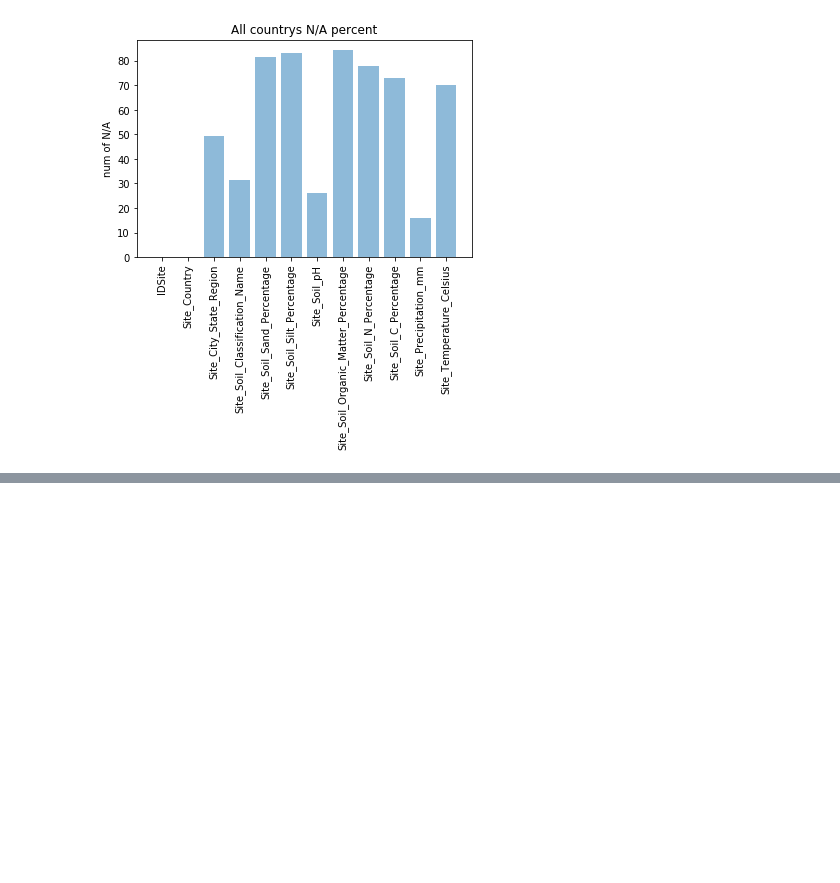
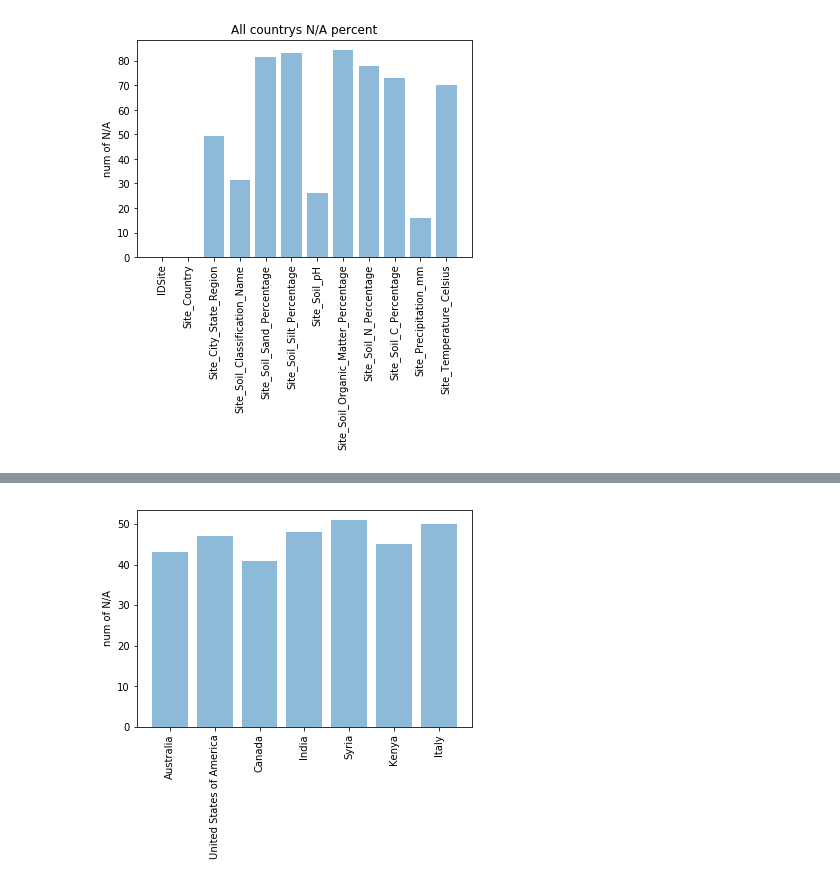
Before and after one commit to FernandoFavoretti/BMSIS-OMNICROP, a Jupyter notebook: notebooks/02.july/BMSIS 02.07.ipynb, the cells around one changed output, grey strips where cells are left out. Cells and saved outputs as stored; diff of their text form; code cells hidden in the pictures; blank space fills up the shorter version.

Commit message:
Feat: Support for python 3 and studying all countrys

```diff
--- a/notebooks/02.july/BMSIS 02.07.ipynb
+++ b/notebooks/02.july/BMSIS 02.07.ipynb
@@ -35,7 +35,7 @@ def make_nan_chart(df, title="All countrys N/A percent"):
     x_pos = np.arange(len(x_axis))
     y_axis = list(nans.values)
     y_percent = map(lambda y: (y*1.0/int(df.shape[0]))*100, y_axis)
-    plt.bar(x_pos, y_percent, align='center', alpha=0.5)
+    plt.bar(list(x_pos), list(y_percent), align='center', alpha=0.5)
     plt.xticks(x_pos, x_axis,  rotation='vertical')
     plt.ylabel('num of N/A')
     plt.title(title)
@@ -49,7 +49,7 @@ make_nan_chart(sites)
 #checando numero de eventos por regiao
 query = str("select count(*) as qtd_samples, Site_Country from Site group by Site_Country")
 df = pd.read_sql(query, con=props_mysql())
-df = df.loc[df['qtd_samples'] >= 20].sort_values(['qtd_samples'], ascending=[0])
+df = df.loc[df['qtd_samples'] >= 10].sort_values(['qtd_samples'], ascending=[0])
 lista_paises = list(df['Site_Country'].values)
 # %%
 #checando nulos por regiao
@@ -68,9 +70,0 @@ for pais in lista_paises:
-# %%
-#Testando com australa
-fields_uteis = ['IDSite', 'Site_Soil_Depth_Variable_m', 'Site_Soil_pH', 'Site_Precipitation_mm']
-query = str("select IDSite, Site_Soil_Depth_Variable_m, Site_Soil_pH, Site_Precipitation_mm from Site where Site_Country= '{}'").format('Australia')
-df = pd.read_sql(query, con=props_mysql())
-df_australia = df.replace('NA',np.NaN)
-df_australia = df_australia.dropna().reset_index()
-print "Temos {} sites com todos os dados que precisamos no momento".format(len(df_australia['IDSite'].unique()))
-lista_IDSites = list(df_australia['IDSite'])
@@ -100,5 +70,0 @@ make_nan_chart(df_all, title= "Valores nulos para Todos os fields de Crop em Aus
-# %%
-nans = df_all.isnull().sum()
-x_axis = list(nans.index)
-y_axis = list(nans.values)
-y_percent = map(lambda y: (y*1.0/int(df_all.shape[0]))*100, y_axis)
@@ -129,0 +127,10 @@ df_percents_all.loc[df_percents_all['percents'] < 25]
+# %%
+x_axis = [d['pais'] for d in list_dicts_fields_uteis]
+x_pos = np.arange(len(x_axis))
+y_axis = [d['qtd_fields_uteis'] for d in list_dicts_fields_uteis]
+plt.bar(list(x_pos), list(y_axis), align='center', alpha=0.5)
+plt.xticks(x_pos, x_axis,  rotation='vertical')
+plt.ylabel('num of N/A')
+plt.show()
+# %% [output]
+[figure, added]
```
Also changed, not shown: parts of 10 cells of this notebook.
